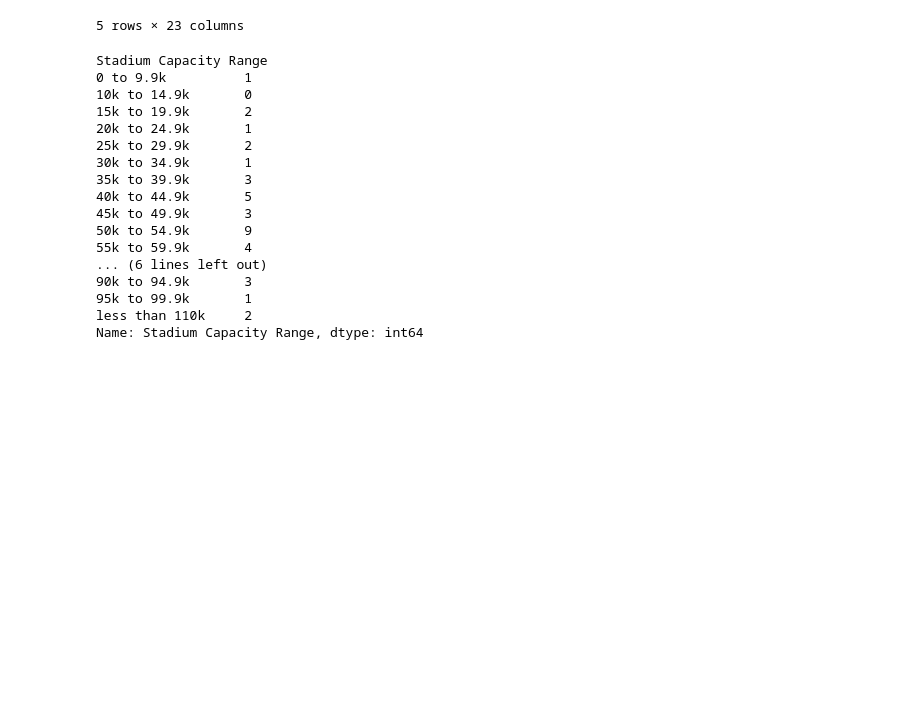
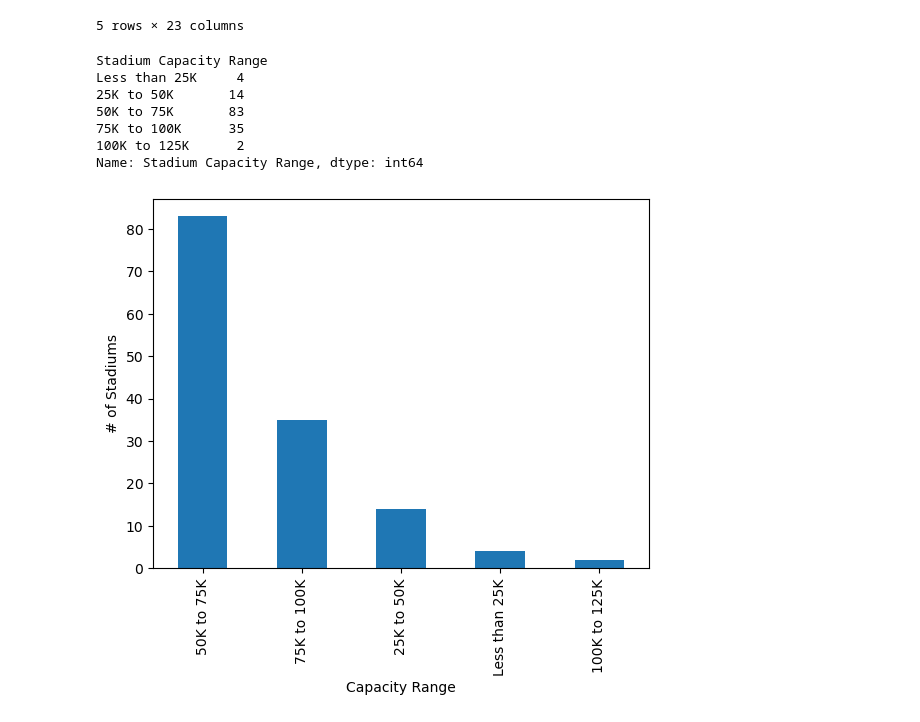
Before and after one commit to meltonme/nfl_sports_betting_analysis, a Jupyter notebook: NFL Betting Analysis/betting_analysis.ipynb, the cells around one changed output. Drawn from its saved outputs; the diff is of its cells as text; code cells hidden in the pictures; blank space fills up the shorter version.

Commit message:
did some more analysis and visualizations

```diff
--- a/NFL Betting Analysis/betting_analysis.ipynb
+++ b/NFL Betting Analysis/betting_analysis.ipynb
@@ -196,15 +229,10 @@ plt.show()
 #stadiums by capacity count
 
 #create the bins
-bins = [0, 9999, 14999, 19999, 24999, 29999, 34999, 39999, 44999, 49999, 54999, 59999,
-       64999, 69999, 74999, 79999, 84999, 89999, 94999, 99999, 109999]
+bins = [0, 24999, 49999, 74999, 99999, 125000]
 
 #create labels for the bins
-labels = ["0 to 9.9k", "10k to 14.9k", "15k to 19.9k", "20k to 24.9k","25k to 29.9k",
-          "30k to 34.9k", "35k to 39.9k", "40k to 44.9k", "45k to 49.9k",
-         "50k to 54.9k", "55k to 59.9k", "60k to 64.9k", "65k to 69.9k", "70k to 74.9k",
-          "75k to 79.9k", "80k to 84.9k", "85k to 89.9k", "90k to 94.9k", "95k to 99.9k",
-          "less than 110k"]
+labels = ["Less than 25K", "25K to 50K", "50K to 75K", "75K to 100K", "100K to 125K"]
 
 #slice the data and place it into the bins
 pd.cut(renamed_team_stadium_merged["Stadium Capacity"], bins, labels=labels)
@@ -229,19 +257,17 @@ capacity_groups = renamed_team_stadium_merged.groupby("Stadium Capacity Range")
 print(capacity_groups["Stadium Capacity Range"].count())
 # %% [output]
 Stadium Capacity Range
-0 to 9.9k          1
-10k to 14.9k       0
-15k to 19.9k       2
-20k to 24.9k       1
-25k to 29.9k       2
-30k to 34.9k       1
-35k to 39.9k       3
-40k to 44.9k       5
-45k to 49.9k       3
-50k to 54.9k       9
-55k to 59.9k       4
-... (6 lines left out)
-90k to 94.9k       3
-95k to 99.9k       1
-less than 110k     2
+Less than 25K     4
+25K to 50K       14
+50K to 75K       83
+75K to 100K      35
+100K to 125K      2
 Name: Stadium Capacity Range, dtype: int64
+# %%
+#create a bar chart for showing the stadium capacity ranges
+renamed_team_stadium_merged['Stadium Capacity Range'].value_counts().plot(kind='bar')
+plt.xlabel('Capacity Range')
+plt.ylabel('# of Stadiums')
+plt.show()
+# %% [output]
+[figure, added]
```
Also changed, not shown: parts of 3 cells of this notebook.
